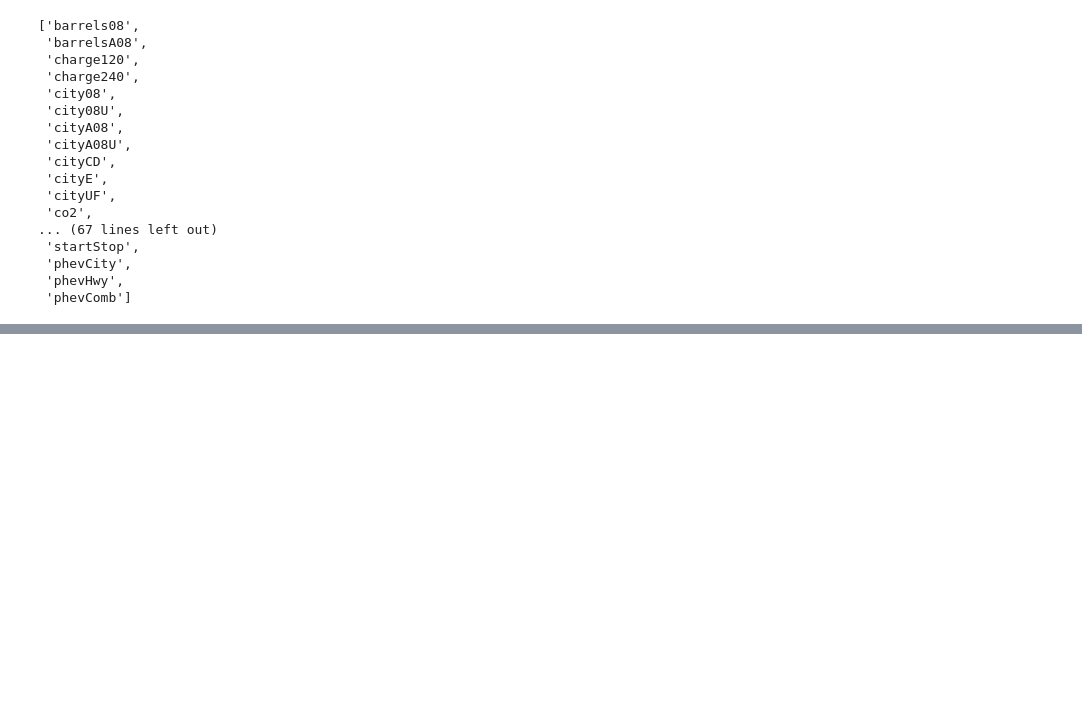
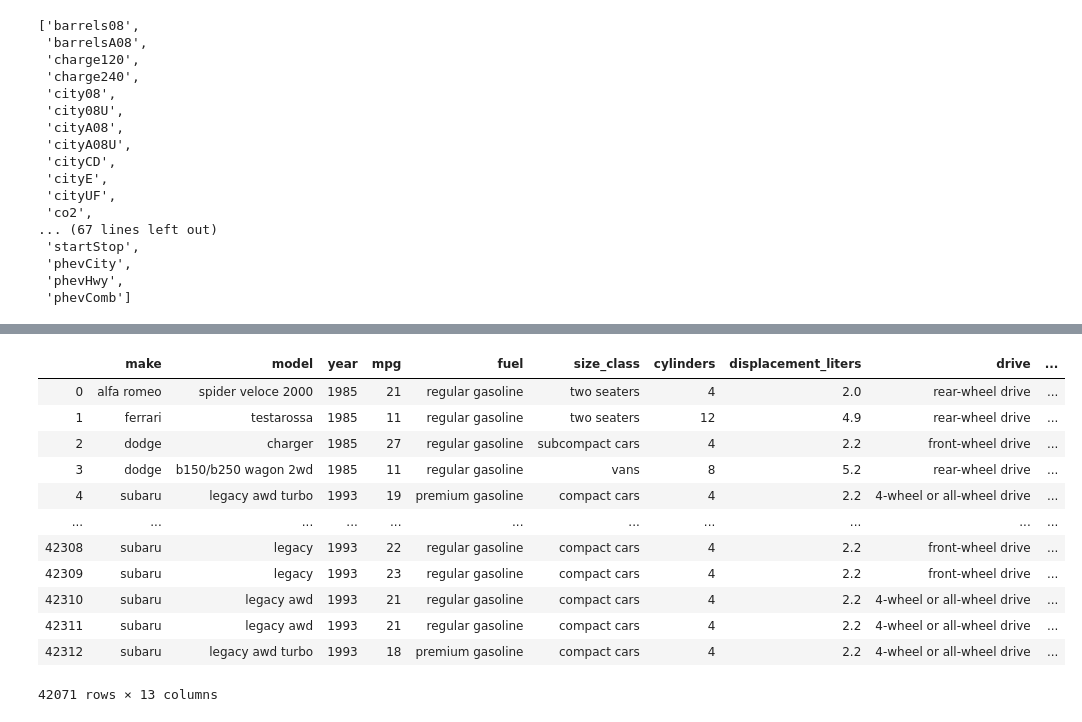
Before and after one commit to DeMauro/ETL_Project, a Jupyter notebook: Scripts/Clean_MPG.ipynb, the cells around one changed output, grey strips where cells are left out. Saved outputs shown, nothing was run; the diff lists cells and outputs as text; code cells hidden in the pictures; blank space fills up the shorter version.

```diff
--- a/Scripts/Clean_MPG.ipynb
+++ b/Scripts/Clean_MPG.ipynb
@@ -41,4 +41,4 @@ list(mpg.columns)
  'phevHwy',
  'phevComb']
 # %%
-mpg_df = mpg[['make','model','year','mpgData','barrels08','city08','highway08','fuelType1','VClass','cylinders','displ','drive','trany','engId','eng_dscr','createdOn','modifiedOn']]
+mpg_df = mpg[['make','model','year','comb08','fuelType1','VClass','cylinders','displ','drive','trany','eng_dscr','sCharger','tCharger']]
@@ -113,0 +97,40 @@ mpg_final=mpg_df.rename(columns={"make": "",
+# %%
+#Rename columns
+final_mpg=mpg_df.rename(columns={"comb08": "mpg",
+                            "VClass":"size_class",
+                            "fuelType1":"fuel",
+                            "displ": "displacement_liters",
+                            "trany": "transmission",
+                            "eng_dscr": "engine_descriptor",
+                            "sCharger": "super_charger",
+                            "tCharger": "turbo_charger"})
+# %%
+final_mpg['make'] = final_mpg['make'].str.lower()
+final_mpg['model'] = final_mpg['model'].str.lower()
+final_mpg['fuel'] = final_mpg['fuel'].str.lower()
+final_mpg['size_class'] = final_mpg['size_class'].str.lower()
+final_mpg['drive'] = final_mpg['drive'].str.lower()
+final_mpg['transmission'] = final_mpg['transmission'].str.lower()
+final_mpg['engine_descriptor'] = final_mpg['engine_descriptor'].str.lower()
+
+final_mpg = final_mpg[final_mpg['cylinders'].notna()]
+final_mpg.cylinders = final_mpg.cylinders.apply(int)
+
+final_mpg['turbo_charger'] = final_mpg['turbo_charger'].fillna('NONE')
+final_mpg['super_charger'] = final_mpg['super_charger'].fillna('NONE')
+# %%
+final_mpg
+# %% [output]
+|  | make | model | year | mpg | fuel | size_class | cylinders | displacement_liters | drive | ... |
+| 0 | alfa romeo | spider veloce 2000 | 1985 | 21 | regular gasoline | two seaters | 4 | 2.0 | rear-wheel drive | ... |
+| 1 | ferrari | testarossa | 1985 | 11 | regular gasoline | two seaters | 12 | 4.9 | rear-wheel drive | ... |
+| 2 | dodge | charger | 1985 | 27 | regular gasoline | subcompact cars | 4 | 2.2 | front-wheel drive | ... |
+| 3 | dodge | b150/b250 wagon 2wd | 1985 | 11 | regular gasoline | vans | 8 | 5.2 | rear-wheel drive | ... |
+| 4 | subaru | legacy awd turbo | 1993 | 19 | premium gasoline | compact cars | 4 | 2.2 | 4-wheel or all-wheel drive | ... |
+| ... | ... | ... | ... | ... | ... | ... | ... | ... | ... | ... |
+| 42308 | subaru | legacy | 1993 | 22 | regular gasoline | compact cars | 4 | 2.2 | front-wheel drive | ... |
+| 42309 | subaru | legacy | 1993 | 23 | regular gasoline | compact cars | 4 | 2.2 | front-wheel drive | ... |
+| 42310 | subaru | legacy awd | 1993 | 21 | regular gasoline | compact cars | 4 | 2.2 | 4-wheel or all-wheel drive | ... |
+| 42311 | subaru | legacy awd | 1993 | 21 | regular gasoline | compact cars | 4 | 2.2 | 4-wheel or all-wheel drive | ... |
+| 42312 | subaru | legacy awd turbo | 1993 | 18 | premium gasoline | compact cars | 4 | 2.2 | 4-wheel or all-wheel drive | ... |
+42071 rows × 13 columns
```
Also changed, not shown: parts of 6 cells of this notebook, 1 other file.
